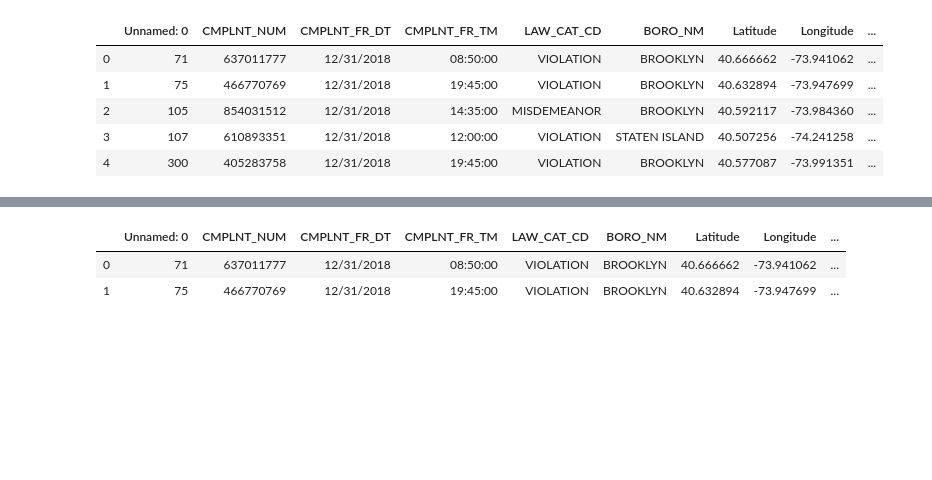
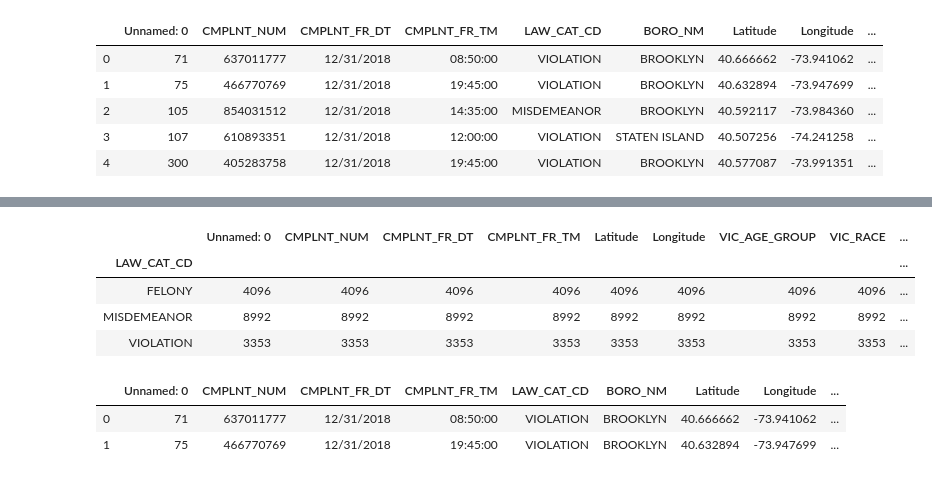
Before and after one commit to TZstatsADS/fall2019-proj2--sec2-grp8, a Jupyter notebook: doc/sl proj2 group8.ipynb, the cells around one changed output, grey strips where cells are left out. Saved outputs shown, nothing was run; the diff lists cells and outputs as text; code cells hidden in the pictures; blank space fills up the shorter version.

```diff
--- a/doc/sl proj2 group8.ipynb
+++ b/doc/sl proj2 group8.ipynb
@@ -105,3 +237,11 @@ crime_time_sort.to_csv('crime_add_hour_sorted.csv')
+# %%
+crime_time_sort.set_index(["LAW_CAT_CD", "BORO_NM"]).count(level="LAW_CAT_CD")
+# %% [output]
+|  | Unnamed: 0 | CMPLNT_NUM | CMPLNT_FR_DT | CMPLNT_FR_TM | Latitude | Longitude | VIC_AGE_GROUP | VIC_RACE | ... |
+| LAW_CAT_CD |  |  |  |  |  |  |  |  | ... |
+| FELONY | 4096 | 4096 | 4096 | 4096 | 4096 | 4096 | 4096 | 4096 | ... |
+| MISDEMEANOR | 8992 | 8992 | 8992 | 8992 | 8992 | 8992 | 8992 | 8992 | ... |
+| VIOLATION | 3353 | 3353 | 3353 | 3353 | 3353 | 3353 | 3353 | 3353 | ... |
 # %%
 teen_data.head(2)
 # %% [output]
```
Also changed, not shown: parts of 16 cells of this notebook, 1 other file.
